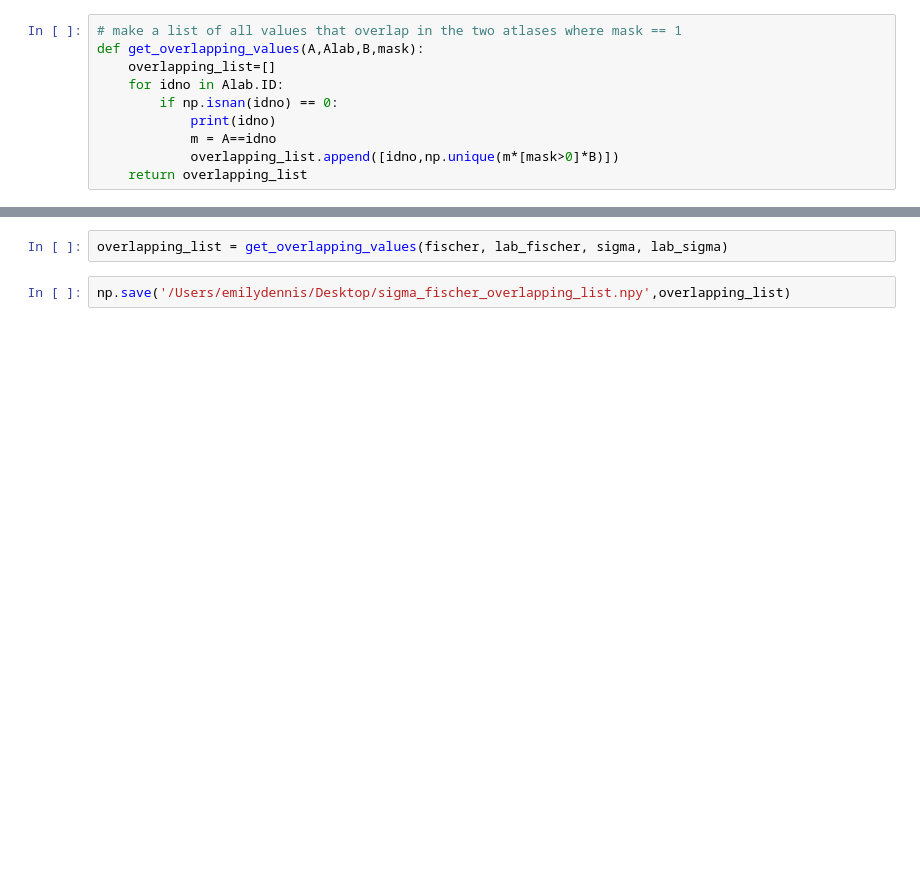
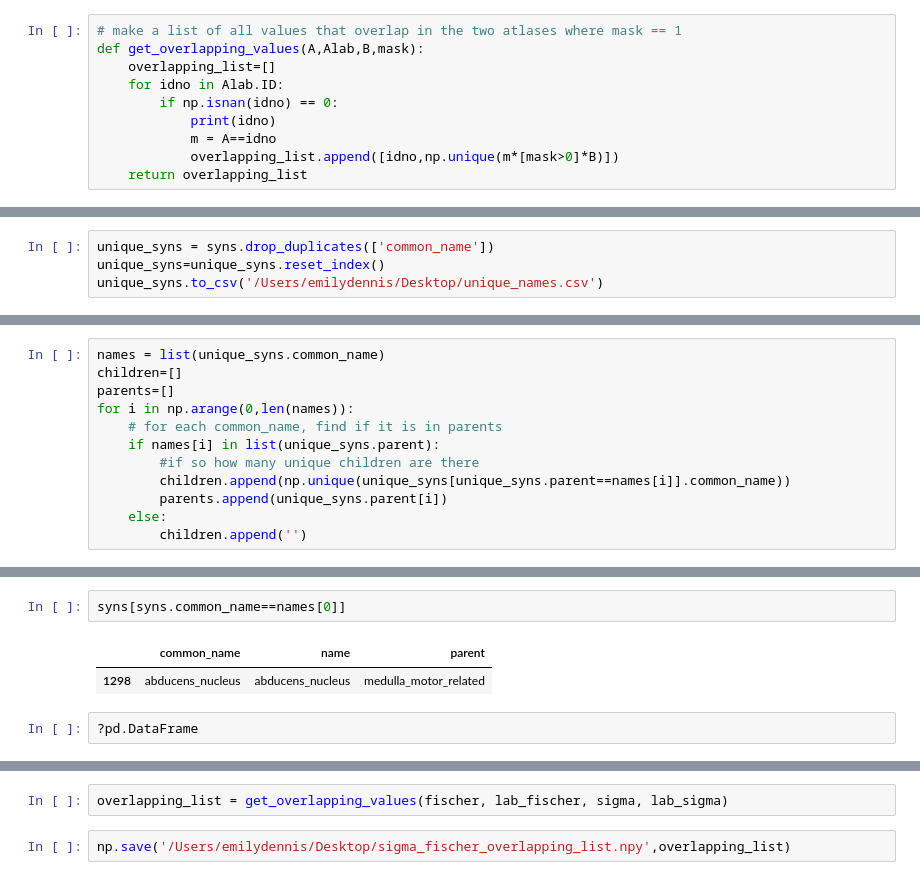
Before and after one commit to PrincetonUniversity/BrainPipe, a Jupyter notebook: tools/analysis/analysis_label_hierarchies.ipynb, the cells around one changed output, grey strips where cells are left out. Cells and saved outputs as stored; diff of their text form; blank space fills up the shorter version.

```diff
--- a/tools/analysis/analysis_label_hierarchies.ipynb
+++ b/tools/analysis/analysis_label_hierarchies.ipynb
@@ -117,0 +211,4 @@ def make_column_safe(df,num):
+# %%
+unique_syns = syns.drop_duplicates(['common_name'])
+unique_syns=unique_syns.reset_index()
+unique_syns.to_csv('/Users/emilydennis/Desktop/unique_names.csv')
@@ -117,0 +225,12 @@ def make_column_safe(df,num):
+# %%
+names = list(unique_syns.common_name)
+children=[]
+parents=[]
+for i in np.arange(0,len(names)):
+    # for each common_name, find if it is in parents
+    if names[i] in list(unique_syns.parent):
+        #if so how many unique children are there
+        children.append(np.unique(unique_syns[unique_syns.parent==names[i]].common_name))
+        parents.append(unique_syns.parent[i])
+    else:
+        children.append('')
@@ -117,0 +335,7 @@ def make_column_safe(df,num):
+# %%
+syns[syns.common_name==names[0]]
+# %% [output]
+|  | common_name | name | parent |
+| 1298 | abducens_nucleus | abducens_nucleus | medulla_motor_related |
+# %%
+?pd.DataFrame
```
Also changed, not shown: parts of 42 cells of this notebook, 6 other files.
